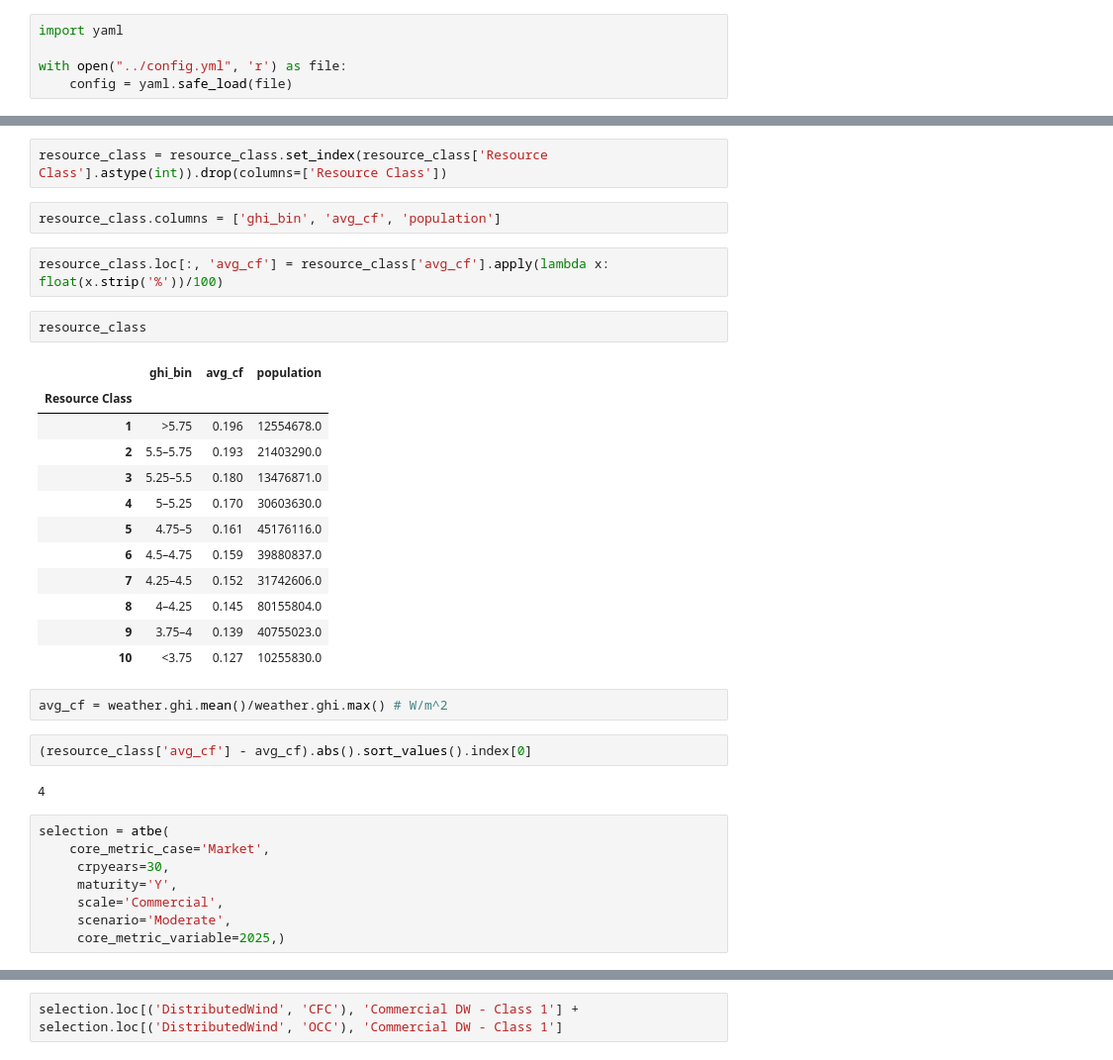
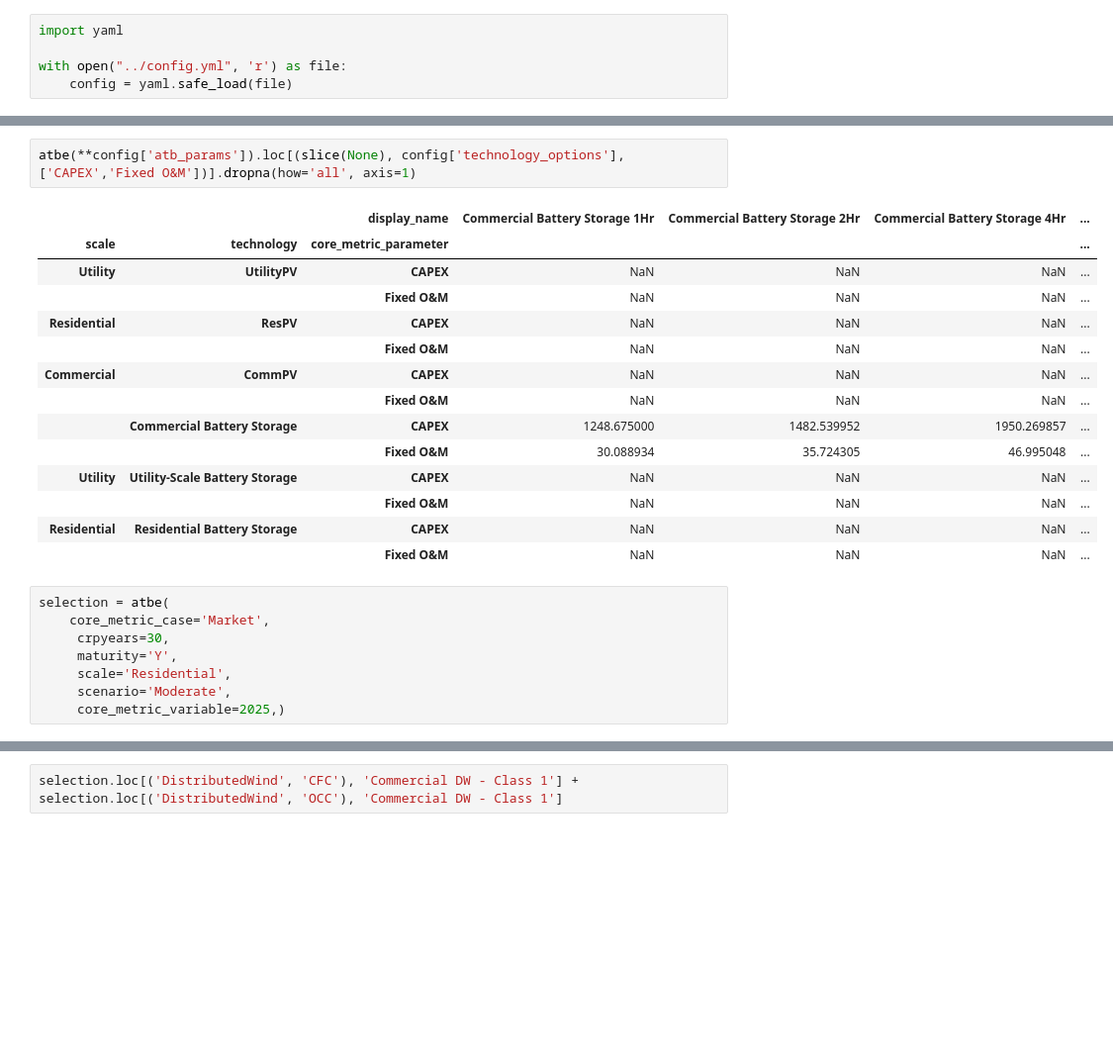
Before and after one commit to ucsusa/2024-kansas-city-analysis, a Jupyter notebook: notebooks/07-nrel-atb.ipynb, the cells around one changed output, grey strips where cells are left out. Shown: that part at 99% size. Drawn from its saved outputs; the diff is of its cells as text; blank space fills up the shorter version.

```diff
--- a/notebooks/07-nrel-atb.ipynb
+++ b/notebooks/07-nrel-atb.ipynb
@@ -51,35 +71,25 @@ resource_class
-# %%
-resource_class = resource_class.set_index(resource_class['Resource Class'].astype(int)).drop(columns=['Resource Class'])
-# %%
-resource_class.columns = ['ghi_bin', 'avg_cf', 'population']
-# %%
-resource_class.loc[:, 'avg_cf'] = resource_class['avg_cf'].apply(lambda x: float(x.strip('%'))/100)
-# %%
-resource_class
-# %% [output]
-|  | ghi_bin | avg_cf | population |
-| Resource Class |  |  |  |
-| 1 | >5.75 | 0.196 | 12554678.0 |
-| 2 | 5.5–5.75 | 0.193 | 21403290.0 |
-| 3 | 5.25–5.5 | 0.180 | 13476871.0 |
-| 4 | 5–5.25 | 0.170 | 30603630.0 |
-| 5 | 4.75–5 | 0.161 | 45176116.0 |
-| 6 | 4.5–4.75 | 0.159 | 39880837.0 |
-| 7 | 4.25–4.5 | 0.152 | 31742606.0 |
-| 8 | 4–4.25 | 0.145 | 80155804.0 |
-| 9 | 3.75–4 | 0.139 | 40755023.0 |
-| 10 | <3.75 | 0.127 | 10255830.0 |
-# %%
-avg_cf = weather.ghi.mean()/weather.ghi.max() # W/m^2
-# %%
-(resource_class['avg_cf'] - avg_cf).abs().sort_values().index[0]
-# %% [output]
-4
+# %%
+atbe(**config['atb_params']).loc[(slice(None), config['technology_options'], ['CAPEX','Fixed O&M'])].dropna(how='all', axis=1)
+# %% [output]
+|  |  | display_name | Commercial Battery Storage 1Hr | Commercial Battery Storage 2Hr | Commercial Battery Storage 4Hr | ... |
+| scale | technology | core_metric_parameter |  |  |  | ... |
+| Utility | UtilityPV | CAPEX | NaN | NaN | NaN | ... |
+|  |  | Fixed O&M | NaN | NaN | NaN | ... |
+| Residential | ResPV | CAPEX | NaN | NaN | NaN | ... |
+|  |  | Fixed O&M | NaN | NaN | NaN | ... |
+| Commercial | CommPV | CAPEX | NaN | NaN | NaN | ... |
+|  |  | Fixed O&M | NaN | NaN | NaN | ... |
+|  | Commercial Battery Storage | CAPEX | 1248.675000 | 1482.539952 | 1950.269857 | ... |
+|  |  | Fixed O&M | 30.088934 | 35.724305 | 46.995048 | ... |
+| Utility | Utility-Scale Battery Storage | CAPEX | NaN | NaN | NaN | ... |
+|  |  | Fixed O&M | NaN | NaN | NaN | ... |
+| Residential | Residential Battery Storage | CAPEX | NaN | NaN | NaN | ... |
+|  |  | Fixed O&M | NaN | NaN | NaN | ... |
 # %%
 selection = atbe(
     core_metric_case='Market',
      crpyears=30,
      maturity='Y',
-     scale='Commercial',
+     scale='Residential',
      scenario='Moderate',
      core_metric_variable=2025,)
```
Also changed, not shown: parts of 11 cells of this notebook, 8 other files.
